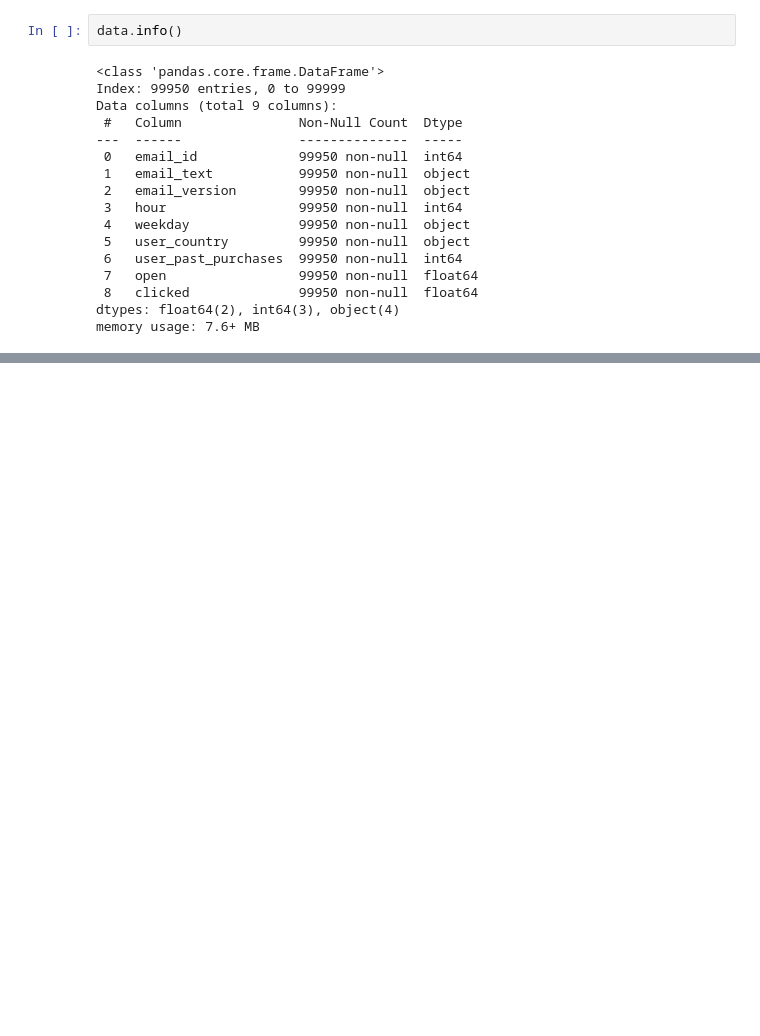
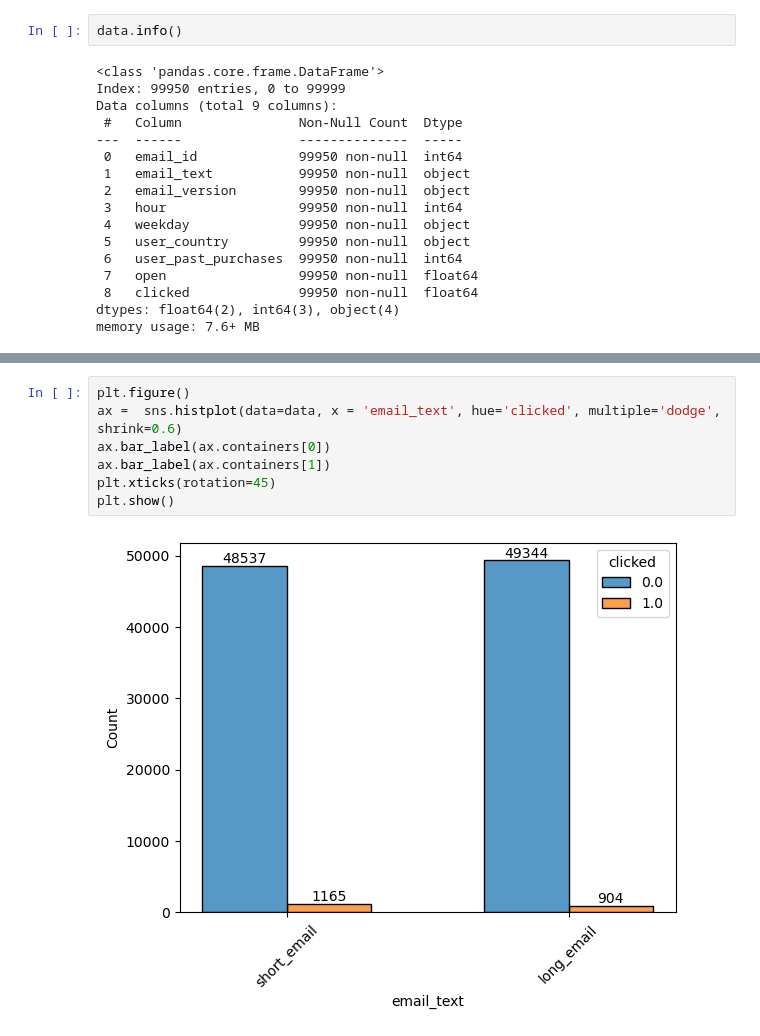
Before and after one commit to akhilmuraleedharan/email_optimization, a Jupyter notebook: Email_optimization.ipynb, the cells around one changed output, grey strips where cells are left out. Saved outputs shown, nothing was run; the diff lists cells and outputs as text; blank space fills up the shorter version.

```diff
--- a/Email_optimization.ipynb
+++ b/Email_optimization.ipynb
@@ -228,0 +231,9 @@ memory usage: 7.6+ MB
+# %%
+plt.figure()
+ax =  sns.histplot(data=data, x = 'email_text', hue='clicked', multiple='dodge', shrink=0.6)
+ax.bar_label(ax.containers[0])
+ax.bar_label(ax.containers[1])
+plt.xticks(rotation=45)
+plt.show()
+# %% [output]
+[figure, added]
```
Also changed, not shown: parts of 41 cells of this notebook.
